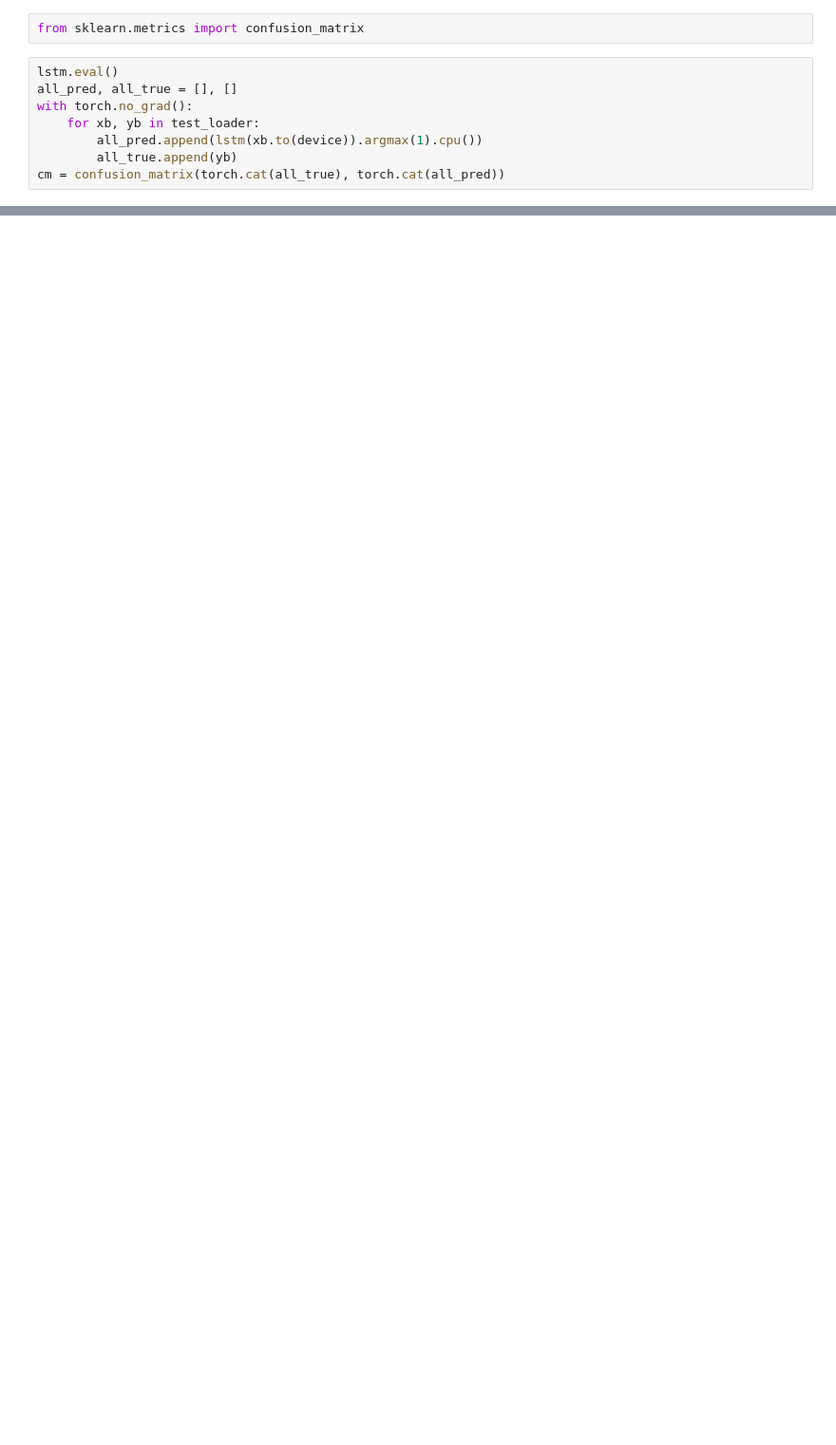
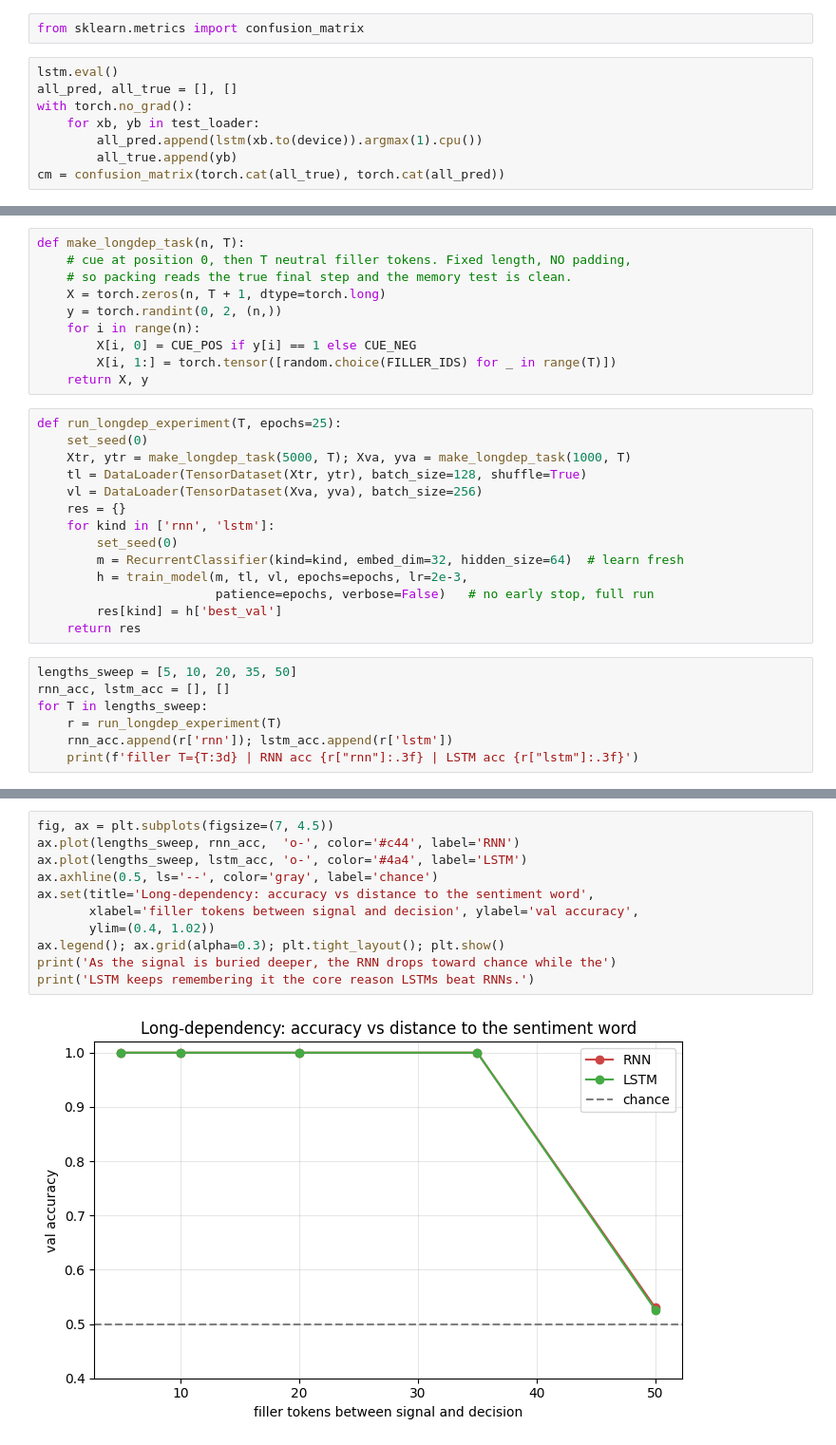
Before and after one commit to chitresh99/lstm, a Jupyter notebook: lstm.ipynb, the cells around one changed output, grey strips where cells are left out. Shown at 95% size. Saved outputs shown, nothing was run; the diff lists cells and outputs as text; blank space fills up the shorter version.

```diff
--- a/lstm.ipynb
+++ b/lstm.ipynb
@@ -327,0 +383,31 @@ polar words available: ['brilliant', 'excellent', 'wonderful', 'superb', 'great'
+# %%
+def make_longdep_task(n, T):
+    # cue at position 0, then T neutral filler tokens. Fixed length, NO padding,
+    # so packing reads the true final step and the memory test is clean.
+    X = torch.zeros(n, T + 1, dtype=torch.long)
+    y = torch.randint(0, 2, (n,))
+    for i in range(n):
+        X[i, 0] = CUE_POS if y[i] == 1 else CUE_NEG
+        X[i, 1:] = torch.tensor([random.choice(FILLER_IDS) for _ in range(T)])
+    return X, y
+# %%
+def run_longdep_experiment(T, epochs=25):
+    set_seed(0)
+    Xtr, ytr = make_longdep_task(5000, T); Xva, yva = make_longdep_task(1000, T)
+    tl = DataLoader(TensorDataset(Xtr, ytr), batch_size=128, shuffle=True)
+    vl = DataLoader(TensorDataset(Xva, yva), batch_size=256)
+    res = {}
+    for kind in ['rnn', 'lstm']:
+        set_seed(0)
+        m = RecurrentClassifier(kind=kind, embed_dim=32, hidden_size=64)  # learn fresh
+        h = train_model(m, tl, vl, epochs=epochs, lr=2e-3,
+                        patience=epochs, verbose=False)   # no early stop, full run
+        res[kind] = h['best_val']
+    return res
+# %%
+lengths_sweep = [5, 10, 20, 35, 50]
+rnn_acc, lstm_acc = [], []
+for T in lengths_sweep:
+    r = run_longdep_experiment(T)
+    rnn_acc.append(r['rnn']); lstm_acc.append(r['lstm'])
+    print(f'filler T={T:3d} | RNN acc {r["rnn"]:.3f} | LSTM acc {r["lstm"]:.3f}')
@@ -327,0 +420,13 @@ polar words available: ['brilliant', 'excellent', 'wonderful', 'superb', 'great'
+# %%
+fig, ax = plt.subplots(figsize=(7, 4.5))
+ax.plot(lengths_sweep, rnn_acc,  'o-', color='#c44', label='RNN')
+ax.plot(lengths_sweep, lstm_acc, 'o-', color='#4a4', label='LSTM')
+ax.axhline(0.5, ls='--', color='gray', label='chance')
+ax.set(title='Long-dependency: accuracy vs distance to the sentiment word',
+       xlabel='filler tokens between signal and decision', ylabel='val accuracy',
+       ylim=(0.4, 1.02))
+ax.legend(); ax.grid(alpha=0.3); plt.tight_layout(); plt.show()
+print('As the signal is buried deeper, the RNN drops toward chance while the')
+print('LSTM keeps remembering it the core reason LSTMs beat RNNs.')
+# %% [output]
+[figure, added]
```
Also changed, not shown: parts of 56 cells of this notebook.
